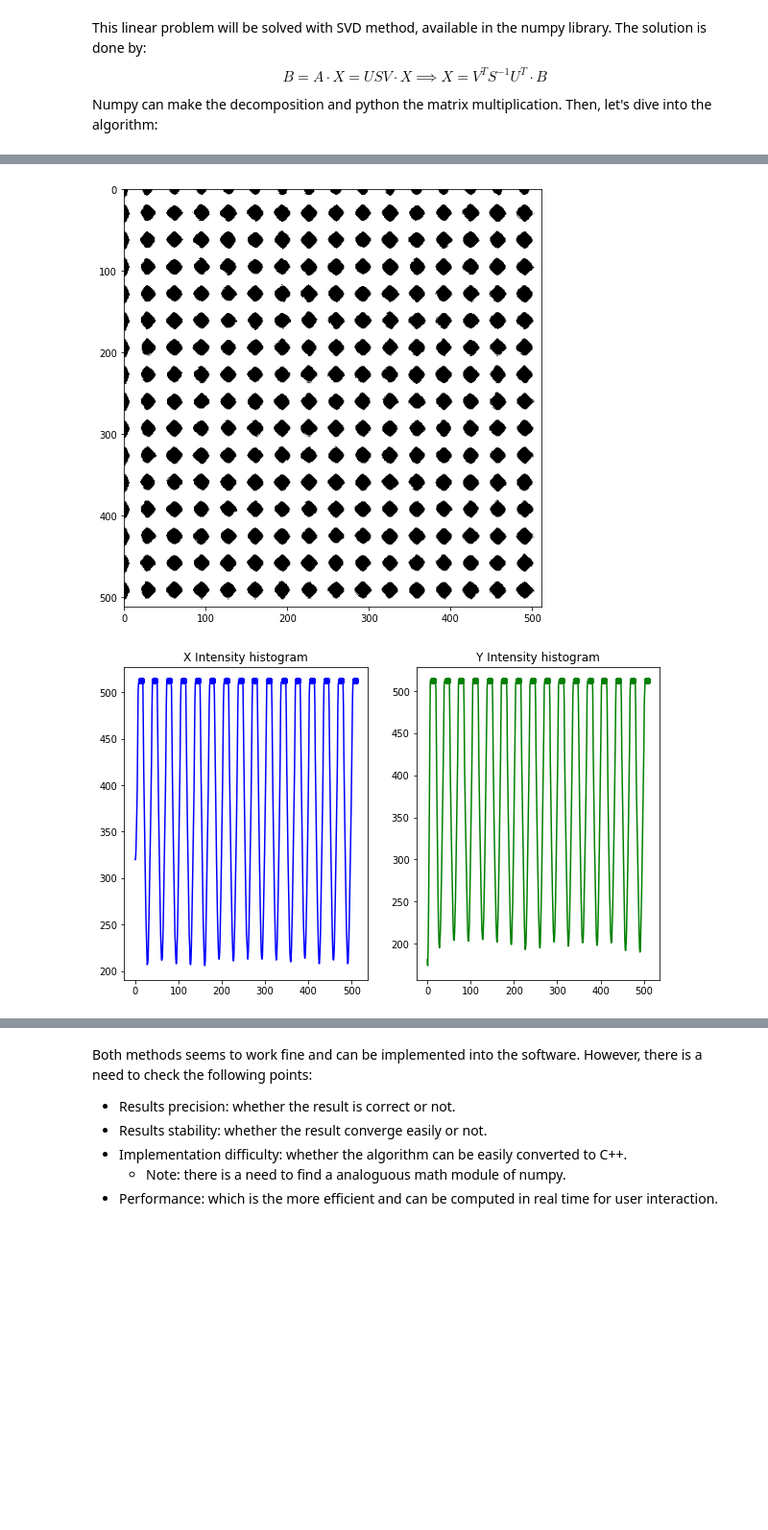
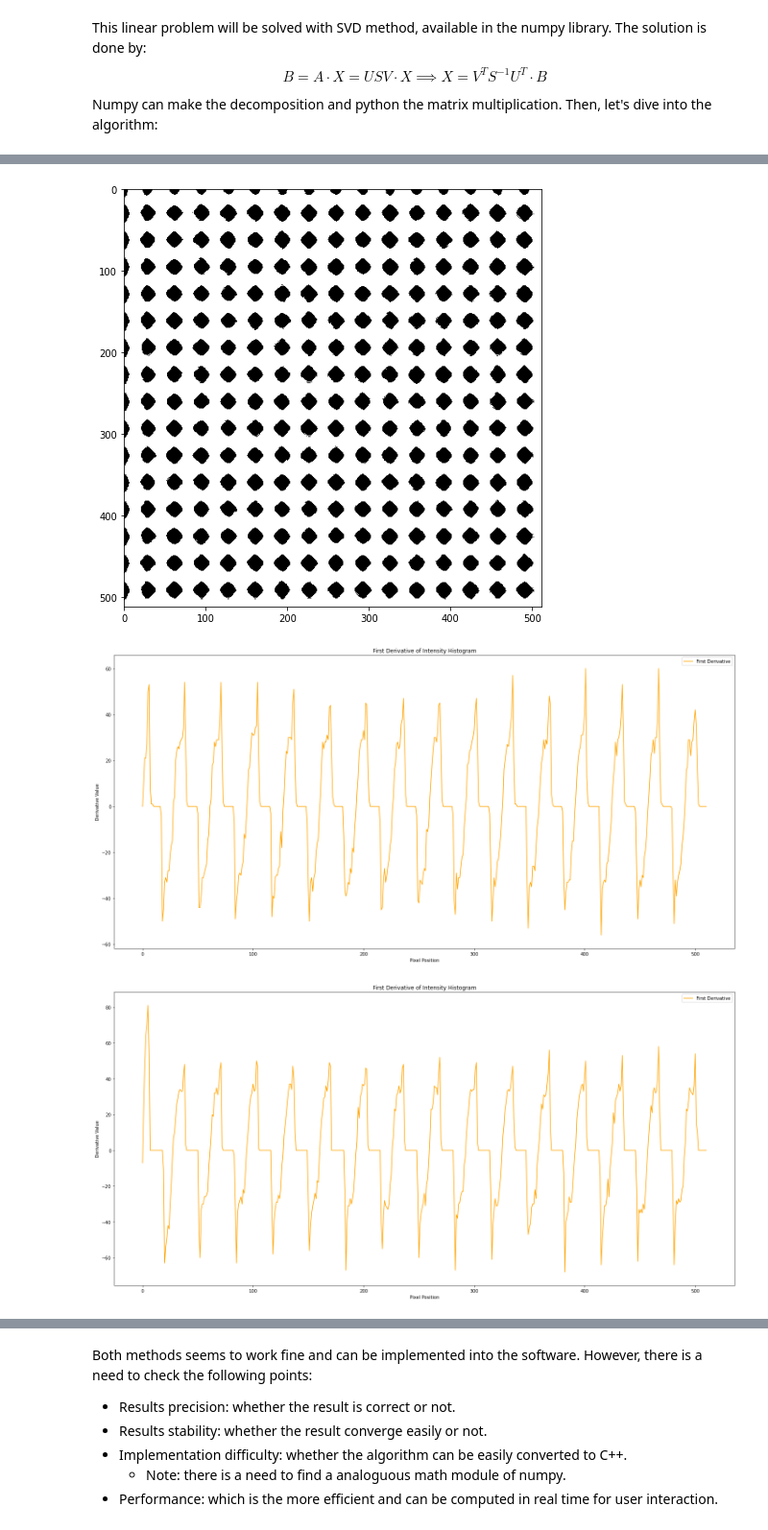
Before and after one commit to FrBrenno/lisa_project, a Jupyter notebook: lisa_project/calibration/algorithm_tests/Rapport 11.02 - Algorithme de Calibration.ipynb, the cells around one changed output, grey strips where cells are left out. Shown at 96% size. Drawn from its saved outputs; the diff is of its cells as text; code cells hidden in the pictures; blank space fills up the shorter version.

```diff
--- a/lisa_project/calibration/algorithm_tests/Rapport 11.02 - Algorithme de Calibration.ipynb
+++ b/lisa_project/calibration/algorithm_tests/Rapport 11.02 - Algorithme de Calibration.ipynb
@@ -74,6 +74,16 @@ def cluster_values(values, threshold):
 def get_peaks(intensity_hist, cluster_distance):
     # Compute the first derivative of the intensity histogram
     first_derivative = np.diff(intensity_hist)
+
+    plt.figure(figsize=(20, 10))
+    plt.plot(first_derivative, label='First Derivative', color='orange')
+    plt.title('First Derivative of Intensity Histogram')
+    plt.xlabel('Pixel Position')
+    plt.ylabel('Derivative Value')
+    plt.legend()
+
+    plt.tight_layout()
+    plt.show()
 
     # Find the indices where the first derivative changes sign from positive to negative or is zero
     potential_peaks = np.where((first_derivative[:-1] >= 0) & (first_derivative[1:] <= 0))[0] + 1
@@ -99,11 +109,11 @@ def get_circles(image, cluster_distance=3, show_plot=True):
     circles = [(x, y) for x in peaks_x for y in peaks_y]
 
     if show_plot:
-        plt.figure(figsize=(10,6))
+        plt.figure(figsize=(20,10))
         plt.subplot(1,2,1)
         plt.plot(range(len(intensity_x)), intensity_x, color='blue')
-        for i, x in enumerate(peaks_x):
-            plt.scatter(peaks_x, [512 for _ in range(len(peaks_x))], color='blue')
+        #for i, x in enumerate(peaks_x):
+        #    plt.scatter(peaks_x, [512 for _ in range(len(peaks_x))], color='blue')
         plt.title("X Intensity histogram")
 
         plt.subplot(1,2,2)
@@ -213,3 +125,0 @@ In summary, this method enables the retrieval of circle positions, calculation o
-# %%
-im = cv2.imread(r"../img/nice_mla_cercles_low.png")
-calibrate_grid(im)
@@ -233,3 +126,25 @@ Grid Y Position: [ -1.5     3.5     9.25   20.25   35.5    45.     60.     75.
+# %%
+def compute_mean_error(A, B, X):
+    # Step 1: Reconstruct the error vector
+    stacked_err_vec = B - A @ X
+
+    # Step 2: Reshape the stacked error vector into pairs of (errx_i, erry_i)
+    # Assuming stacked_err_vec is in the form (errx1, errx2, ..., errxn, erry1, erry2, ..., erryn)
+    num_errors = len(stacked_err_vec) // 2
+    err_vec = np.zeros((num_errors, 2))
+
+    for i in range(num_errors):
+        err_vec[i, 0] = stacked_err_vec[i]
+        err_vec[i, 1] = stacked_err_vec[num_errors + i]
+
+    # Step 3: Compute the norm of each error vector
+    norm_err = np.linalg.norm(err_vec, axis=1)
+
+    # Step 4: Compute the mean distance error
+    mean_error = np.mean(norm_err)
+
+    print("Mean Error: ", mean_error)
+    return mean_error
 # %% [markdown]
 ## SVD Method
 # %% [markdown]
@@ -355,6 +281,8 @@ def calibrate_svd(image, gauss_kernel=(15, 15), block_size=31, c=3, cluster_dist
 # %%
+im = cv2.imread("../img/nice_mla_cercles_low.png")
 calibrate_svd(im)
 # %% [output]
 [figure]
 [figure]
-[figure, old version]
+[figure, new version]
+[figure, new version]
```
Also changed, not shown: parts of 10 cells of this notebook, 20 other files.
